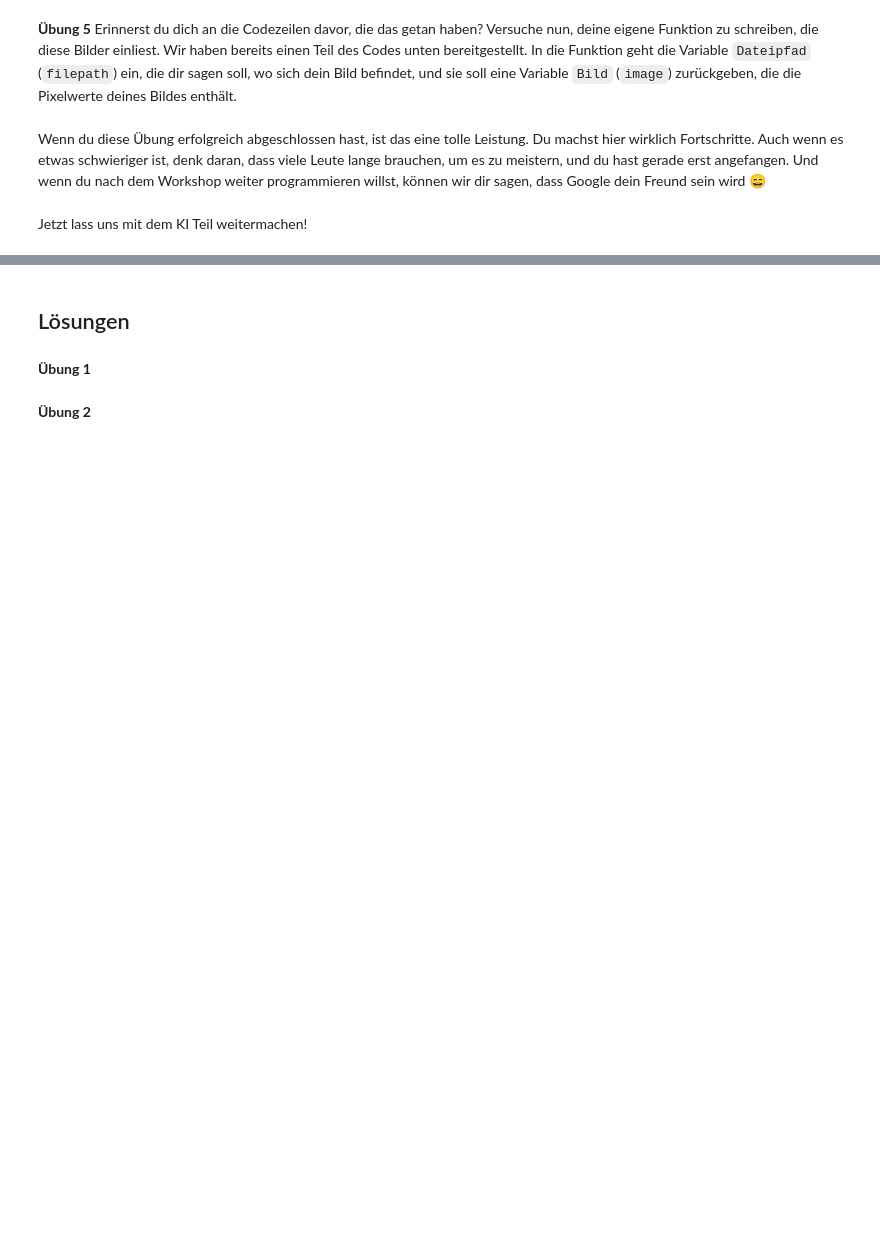
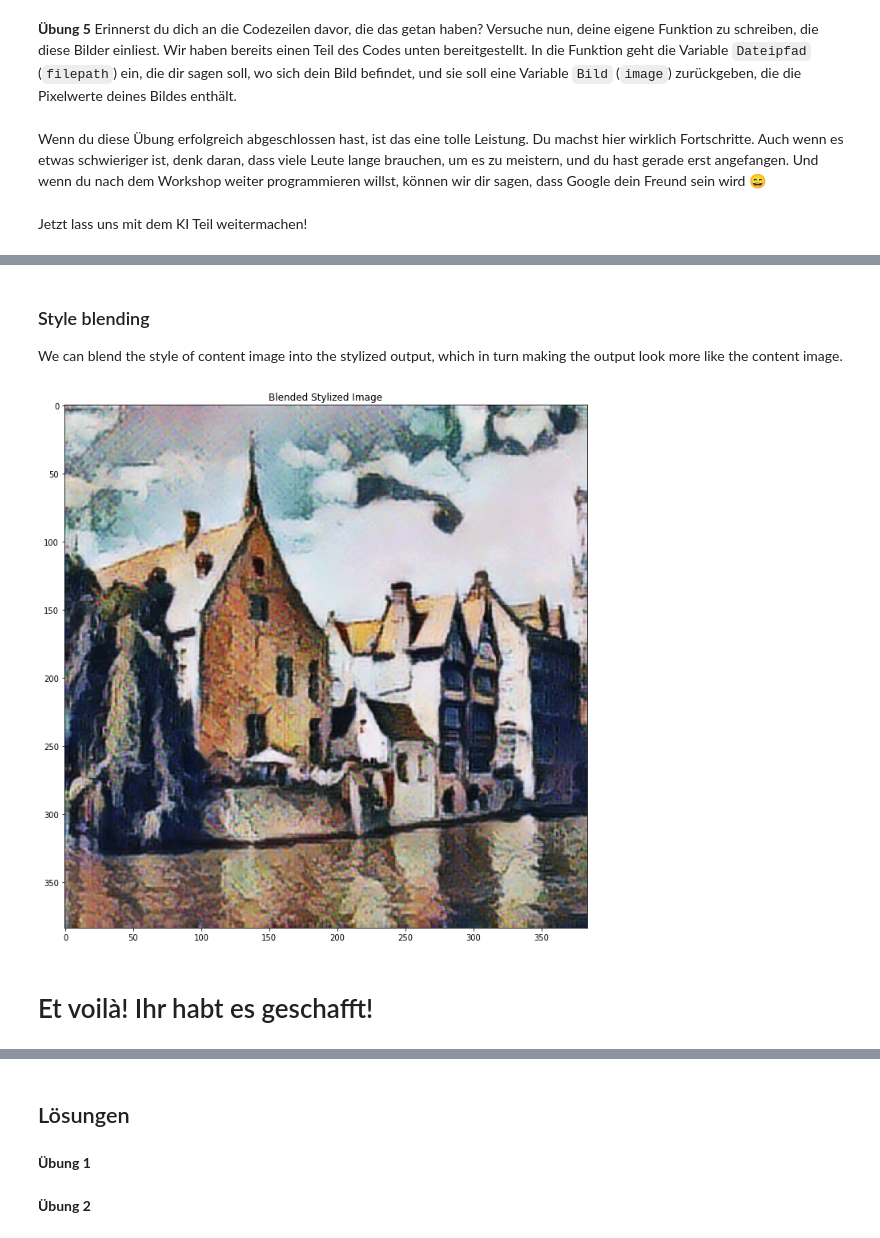
Before and after one commit to girlscodetoo-ch/AI-Arts, a Jupyter notebook: IntroductionToAI/workshop_DE.ipynb, the cells around one changed output, grey strips where cells are left out. Drawn from its saved outputs; the diff is of its cells as text; code cells hidden in the pictures; blank space fills up the shorter version.

```diff
--- a/IntroductionToAI/workshop_DE.ipynb
+++ b/IntroductionToAI/workshop_DE.ipynb
@@ -394,0 +639,22 @@ plt.imshow(tf.squeeze(stylized_image))
+# %%
+# Function to run style prediction on preprocessed style image.
+def run_style_predict(preprocessed_style_image):
+  # Load the model.
+  interpreter = tf.lite.Interpreter(model_path=style_predict_path)
+
+  # Set model input.
+  interpreter.allocate_tensors()
+  input_details = interpreter.get_input_details()
+  interpreter.set_tensor(input_details[0]["index"], preprocessed_style_image)
+
+  # Calculate style bottleneck.
+  interpreter.invoke()
+  style_bottleneck = interpreter.tensor(
+      interpreter.get_output_details()[0]["index"]
+      )()
+
+  return style_bottleneck
+
+# Calculate style bottleneck for the preprocessed style image.
+style_bottleneck = run_style_predict(preprocessed_style_image)
+print('Style Bottleneck Shape:', style_bottleneck.shape)
@@ -394,0 +694,29 @@ plt.imshow(tf.squeeze(stylized_image))
+# %% [markdown]
+### Style blending
+
+We can blend the style of content image into the stylized output, which in turn making the output look more like the content image.
+# %%
+# Calculate style bottleneck of the content image.
+style_bottleneck_content = run_style_predict(
+    preprocess_image(content_image, 256)
+    )
+# %%
+# Define content blending ratio between [0..1].
+# 0.0: 0% style extracts from content image.
+# 1.0: 100% style extracted from content image.
+content_blending_ratio = 0.5 #@param {type:"slider", min:0, max:1, step:0.01}
+
+# Blend the style bottleneck of style image and content image
+style_bottleneck_blended = content_blending_ratio * style_bottleneck_content \
+                           + (1 - content_blending_ratio) * style_bottleneck
+
+# Stylize the content image using the style bottleneck.
+stylized_image_blended = run_style_transform(style_bottleneck_blended,
+                                             preprocessed_content_image)
+
+# Visualize the output.
+imshow(stylized_image_blended, 'Blended Stylized Image')
+# %% [output]
+[figure, added]
+# %% [markdown]
+# Et voilà! Ihr habt es geschafft!
```
Also changed, not shown: parts of 57 cells of this notebook, 3 other files.
